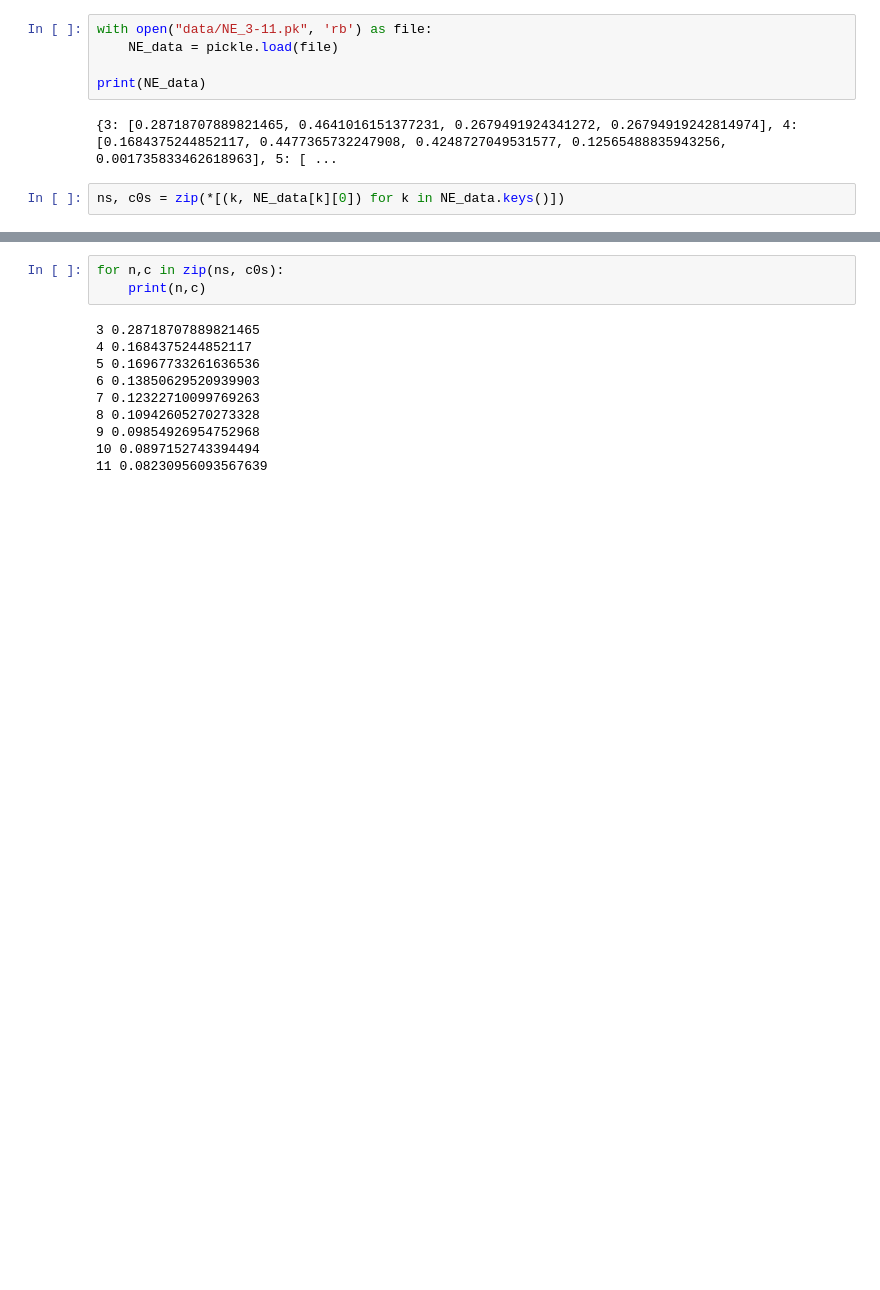
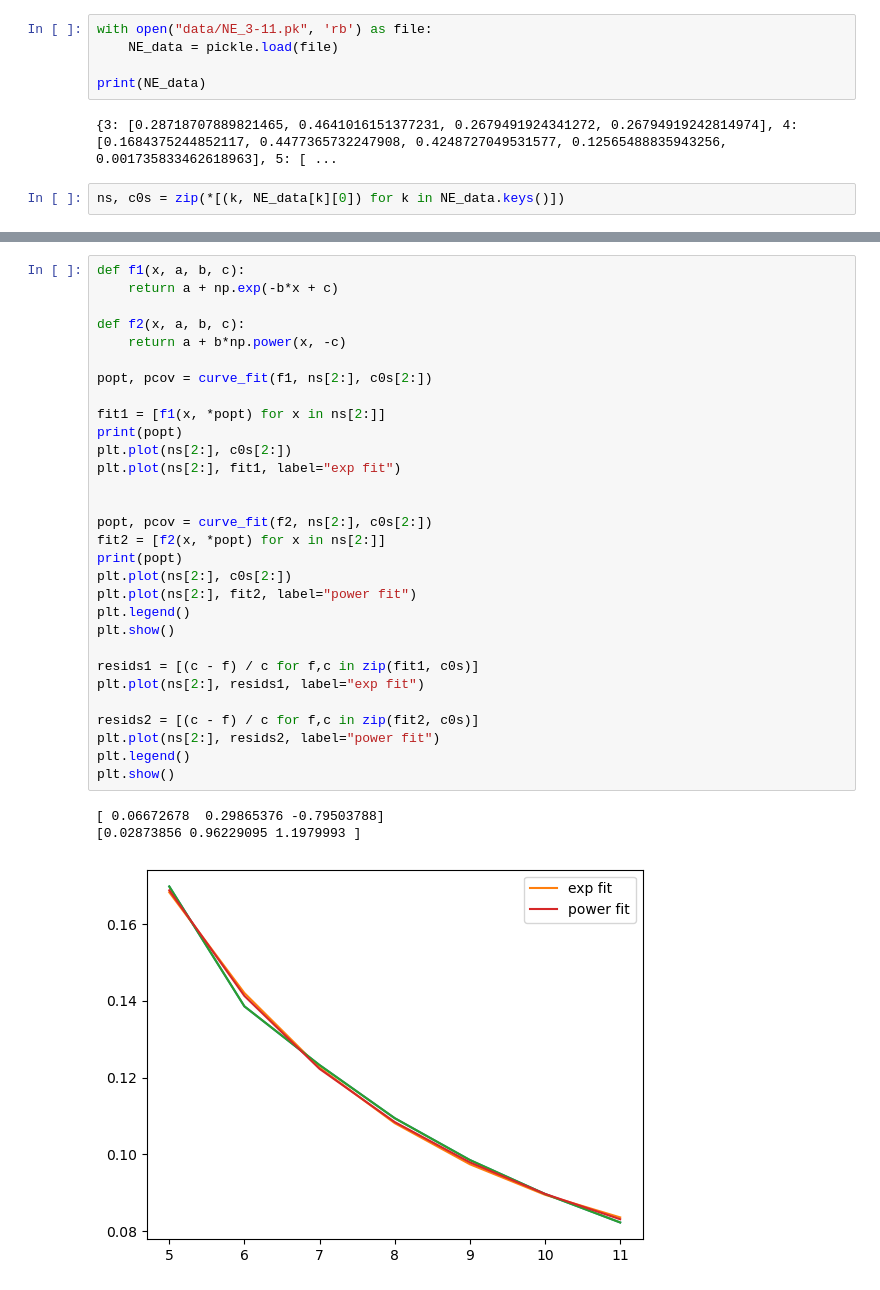
Before and after one commit to Sean-Ericson/LUPI_EVO, a Jupyter notebook: data_check.ipynb, the cells around one changed output, grey strips where cells are left out. Cells and saved outputs as stored; diff of their text form; blank space fills up the shorter version.

```diff
--- a/data_check.ipynb
+++ b/data_check.ipynb
@@ -19,13 +20,34 @@ plt.plot(ns, c0s)
-# %%
-for n,c in zip(ns, c0s):
-    print(n,c)
-# %% [output]
-3 0.28718707889821465
-4 0.1684375244852117
-5 0.16967733261636536
-6 0.13850629520939903
-7 0.12322710099769263
-8 0.10942605270273328
-9 0.09854926954752968
-10 0.0897152743394494
-11 0.08230956093567639
+# %%
+def f1(x, a, b, c):
+    return a + np.exp(-b*x + c)
+
+def f2(x, a, b, c):
+    return a + b*np.power(x, -c)
+
+popt, pcov = curve_fit(f1, ns[2:], c0s[2:])
+
+fit1 = [f1(x, *popt) for x in ns[2:]]
+print(popt)
+plt.plot(ns[2:], c0s[2:])
+plt.plot(ns[2:], fit1, label="exp fit")
+
+
+popt, pcov = curve_fit(f2, ns[2:], c0s[2:])
+fit2 = [f2(x, *popt) for x in ns[2:]]
+print(popt)
+plt.plot(ns[2:], c0s[2:])
+plt.plot(ns[2:], fit2, label="power fit")
+plt.legend()
+plt.show()
+
+resids1 = [(c - f) / c for f,c in zip(fit1, c0s)]
+plt.plot(ns[2:], resids1, label="exp fit")
+
+resids2 = [(c - f) / c for f,c in zip(fit2, c0s)]
+plt.plot(ns[2:], resids2, label="power fit")
+plt.legend()
+plt.show()
+# %% [output]
+[ 0.06672678  0.29865376 -0.79503788]
+[0.02873856 0.96229095 1.1979993 ]
+[figure, added]
```
Also changed, not shown: parts of 3 cells of this notebook, 2 other files.
